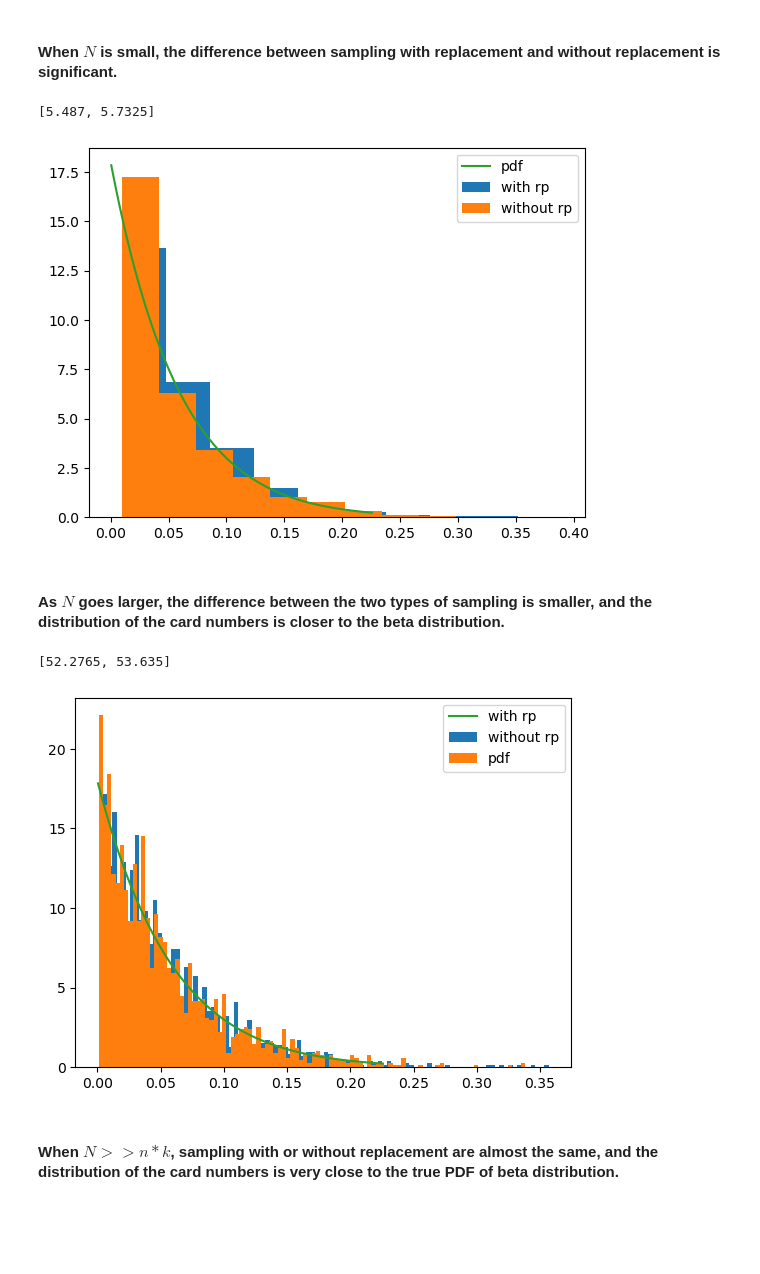
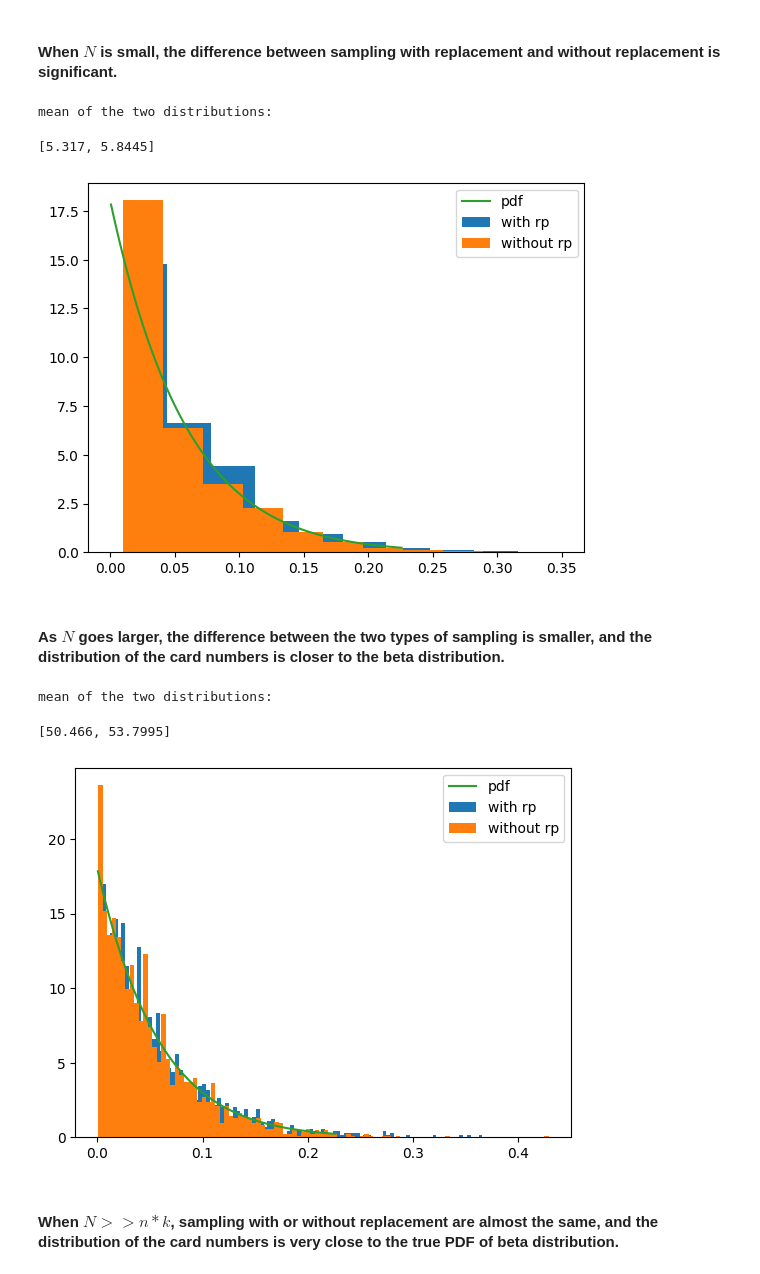
Before and after one commit to UCB-stat-201a-fall23/projectno1-themind-FayeL6, a Jupyter notebook: Project01-TheMind.ipynb, the cells around one changed output. Cells and saved outputs as stored; diff of their text form; code cells hidden in the pictures; blank space fills up the shorter version.

```diff
--- a/Project01-TheMind.ipynb
+++ b/Project01-TheMind.ipynb
@@ -356,6 +356,28 @@ def sample_cards(N, n, k, Type=False):
     _cards = _cards.reshape(n,k)
     _cards.sort(axis=1)
     return _cards
+# %%
+def change_N(N,n,k,times, pdf=True):
+    a = [np.min(sample_cards(N,n,k,Type=False)) for i in range(times)]
+    b = [np.min(sample_cards(N,n,k,Type=True)) for i in range(times)]
+
+    if not pdf:
+        bins = 20
+    else: bins = int(N/10)
+
+    plt.hist(np.array(b)/N,bins=bins,density=True)
+    plt.hist(np.array(a)/N,bins=bins,density=True)
+
+    if pdf:
+        x = np.linspace(stats.beta.ppf(0.01, 1, n*k),
+                    stats.beta.ppf(0.99, 1, n*k), 100)
+        y = stats.beta.pdf(x,1,n*k)
+        plt.plot(x,y)
+        plt.legend(["pdf","with rp","without rp"])
+    else:
+        plt.legend(["with rp","without rp"])
+
+    return [np.mean(a),np.mean(b)]
 # %%
 N=30
 n=6
@@ -382,48 +398,26 @@ n=6
 k=3
 times = 2000
 
-a = [np.min(sample_cards(N,n,k,Type=False)) for i in range(times)]
-b = [np.min(sample_cards(N,n,k,Type=True)) for i in range(times)]
-
-plt.hist(np.array(b)/100,bins=10,density=True)
-plt.hist(np.array(a)/100,bins=10,density=True)
-
-x = np.linspace(stats.beta.ppf(0.01, 1, n*k),
-                stats.beta.ppf(0.99, 1, n*k), 100)
-y = stats.beta.pdf(x,1,n*k)
-plt.plot(x,y)
-
-plt.legend(["pdf","with rp","without rp"])
-
-[np.mean(a),np.mean(b)]
+print("mean of the two distributions:")
+change_N(N,n,k,times)
 # %% [output]
-[5.487, 5.7325]
+mean of the two distributions:
+[5.317, 5.8445]
-[figure, old version]
+[figure, new version]
 # %% [markdown]
 #### As $N$ goes larger, the difference between the two types of sampling is smaller, and the distribution of the card numbers is closer to the beta distribution.
 # %%
 N=1000
 n=6
 k=3
 times = 2000
 
-a = [np.min(sample_cards(N,n,k,Type=False)) for i in range(times)]
-b = [np.min(sample_cards(N,n,k,Type=True)) for i in range(times)]
-
-plt.hist(np.array(b)/N,bins=100,density=True)
-plt.hist(np.array(a)/N,bins=100,density=True)
-
-x = np.linspace(stats.beta.ppf(0.01, 1, n*k),
-                stats.beta.ppf(0.99, 1, n*k), 100)
-y = stats.beta.pdf(x,1,n*k)
-plt.plot(x,y)
-
-plt.legend(["with rp","without rp","pdf"])
-
-[np.mean(a),np.mean(b)]
+print("mean of the two distributions:")
+change_N(N,n,k,times)
 # %% [output]
-[52.2765, 53.635]
+mean of the two distributions:
+[50.466, 53.7995]
-[figure, old version]
+[figure, new version]
 # %% [markdown]
 #### When $N >> n*k$, sampling with or without replacement are almost the same, and the distribution of the card numbers is very close to the true PDF of beta distribution.
 # %% [markdown]
```
Also changed, not shown: parts of 1 cell of this notebook.
